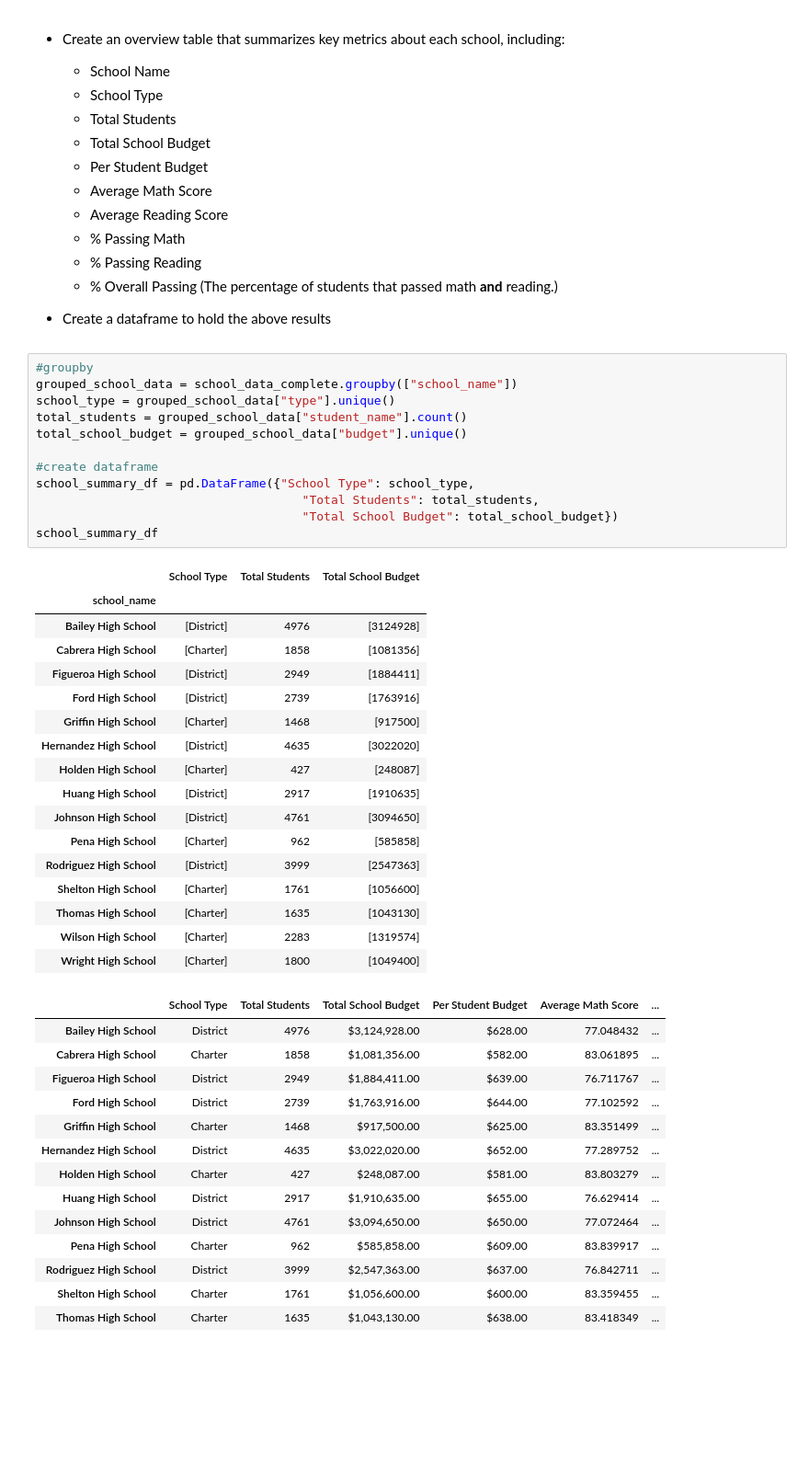
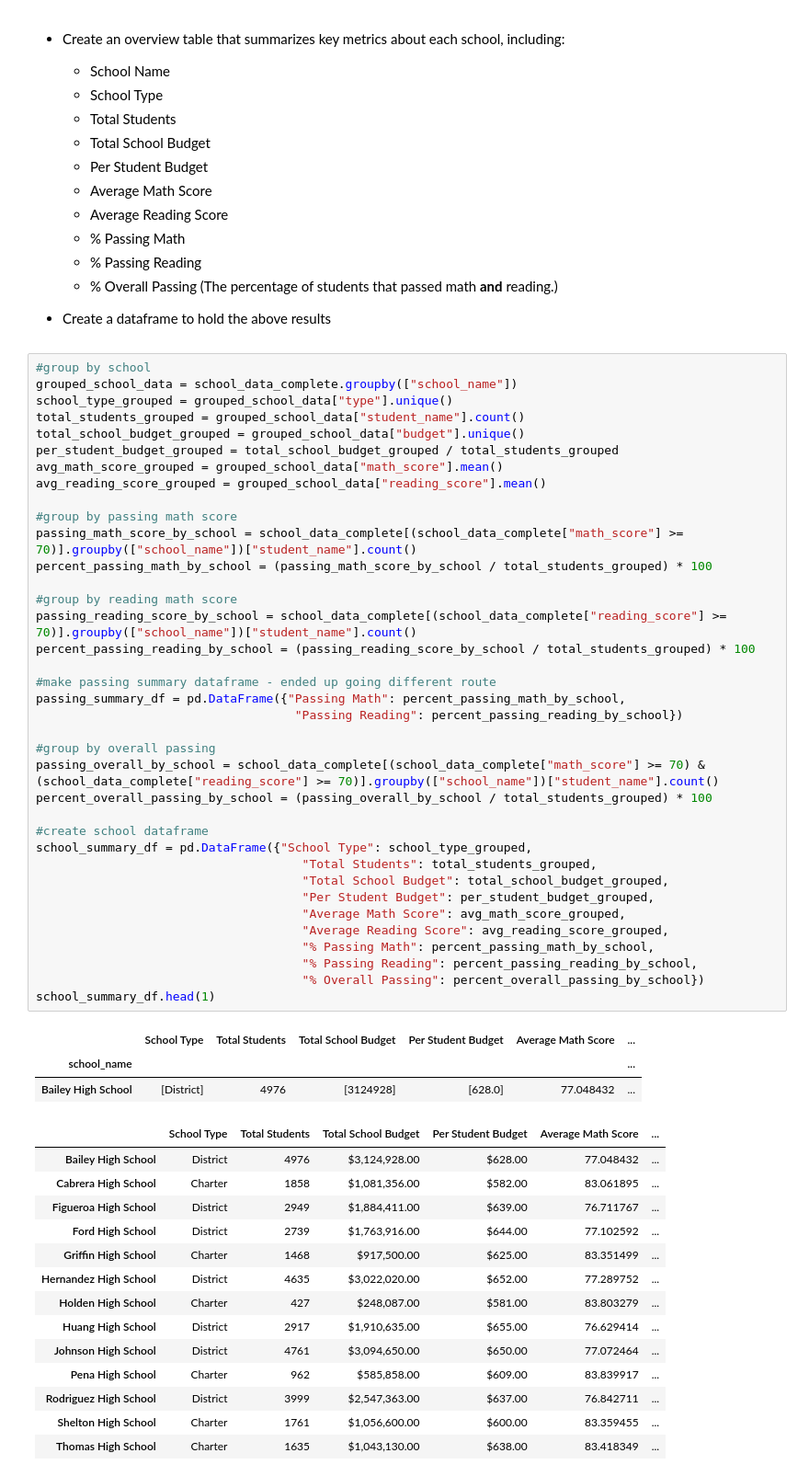
Before and after one commit to hbielser/pandas_challenge, a Jupyter notebook: PyCitySchools/PyCitySchools_Solved_Bielser.ipynb, the cells around one changed output. Shown at 92% size. Saved outputs shown, nothing was run; the diff lists cells and outputs as text; blank space fills up the shorter version.

```diff
--- a/PyCitySchools/PyCitySchools_Solved_Bielser.ipynb
+++ b/PyCitySchools/PyCitySchools_Solved_Bielser.ipynb
@@ -97,36 +97,47 @@ district_summary_df
   * % Overall Passing (The percentage of students that passed math **and** reading.)
 
 * Create a dataframe to hold the above results
-# %%
-#groupby
-grouped_school_data = school_data_complete.groupby(["school_name"])
-school_type = grouped_school_data["type"].unique()
-total_students = grouped_school_data["student_name"].count()
-total_school_budget = grouped_school_data["budget"].unique()
-
-#create dataframe
-school_summary_df = pd.DataFrame({"School Type": school_type,
-                                     "Total Students": total_students,
-                                     "Total School Budget": total_school_budget})
-school_summary_df
-# %% [output]
-|  | School Type | Total Students | Total School Budget |
-| school_name |  |  |  |
-| Bailey High School | [District] | 4976 | [3124928] |
-| Cabrera High School | [Charter] | 1858 | [1081356] |
-| Figueroa High School | [District] | 2949 | [1884411] |
-| Ford High School | [District] | 2739 | [1763916] |
-| Griffin High School | [Charter] | 1468 | [917500] |
-| Hernandez High School | [District] | 4635 | [3022020] |
-| Holden High School | [Charter] | 427 | [248087] |
-| Huang High School | [District] | 2917 | [1910635] |
-| Johnson High School | [District] | 4761 | [3094650] |
-| Pena High School | [Charter] | 962 | [585858] |
-| Rodriguez High School | [District] | 3999 | [2547363] |
-| Shelton High School | [Charter] | 1761 | [1056600] |
-| Thomas High School | [Charter] | 1635 | [1043130] |
-| Wilson High School | [Charter] | 2283 | [1319574] |
-| Wright High School | [Charter] | 1800 | [1049400] |
+# %%
+#group by school
+grouped_school_data = school_data_complete.groupby(["school_name"])
+school_type_grouped = grouped_school_data["type"].unique()
+total_students_grouped = grouped_school_data["student_name"].count()
+total_school_budget_grouped = grouped_school_data["budget"].unique()
+per_student_budget_grouped = total_school_budget_grouped / total_students_grouped
+avg_math_score_grouped = grouped_school_data["math_score"].mean()
+avg_reading_score_grouped = grouped_school_data["reading_score"].mean()
+
+#group by passing math score
+passing_math_score_by_school = school_data_complete[(school_data_complete["math_score"] >= 70)].groupby(["school_name"])["student_name"].count()
+percent_passing_math_by_school = (passing_math_score_by_school / total_students_grouped) * 100
+
+#group by reading math score
+passing_reading_score_by_school = school_data_complete[(school_data_complete["reading_score"] >= 70)].groupby(["school_name"])["student_name"].count()
+percent_passing_reading_by_school = (passing_reading_score_by_school / total_students_grouped) * 100
+
+#make passing summary dataframe - ended up going different route
+passing_summary_df = pd.DataFrame({"Passing Math": percent_passing_math_by_school,
+                                    "Passing Reading": percent_passing_reading_by_school})
+
+#group by overall passing
+passing_overall_by_school = school_data_complete[(school_data_complete["math_score"] >= 70) & (school_data_complete["reading_score"] >= 70)].groupby(["school_name"])["student_name"].count()
+percent_overall_passing_by_school = (passing_overall_by_school / total_students_grouped) * 100
+
+#create school dataframe
+school_summary_df = pd.DataFrame({"School Type": school_type_grouped,
+                                     "Total Students": total_students_grouped,
+                                     "Total School Budget": total_school_budget_grouped,
+                                     "Per Student Budget": per_student_budget_grouped,
+                                     "Average Math Score": avg_math_score_grouped,
+                                     "Average Reading Score": avg_reading_score_grouped,
+                                     "% Passing Math": percent_passing_math_by_school,
+                                     "% Passing Reading": percent_passing_reading_by_school,
+                                     "% Overall Passing": percent_overall_passing_by_school})
+school_summary_df.head(1)
+# %% [output]
+|  | School Type | Total Students | Total School Budget | Per Student Budget | Average Math Score | ... |
+| school_name |  |  |  |  |  | ... |
+| Bailey High School | [District] | 4976 | [3124928] | [628.0] | 77.048432 | ... |
 # %%
 # %% [output]
 |  | School Type | Total Students | Total School Budget | Per Student Budget | Average Math Score | ... |
```
Also changed, not shown: parts of 3 cells of this notebook.
